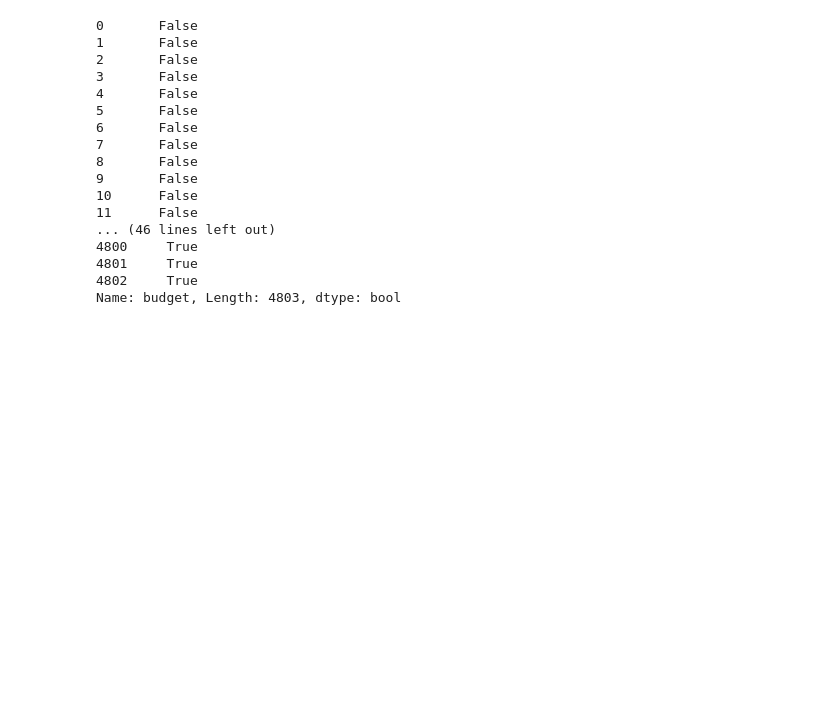
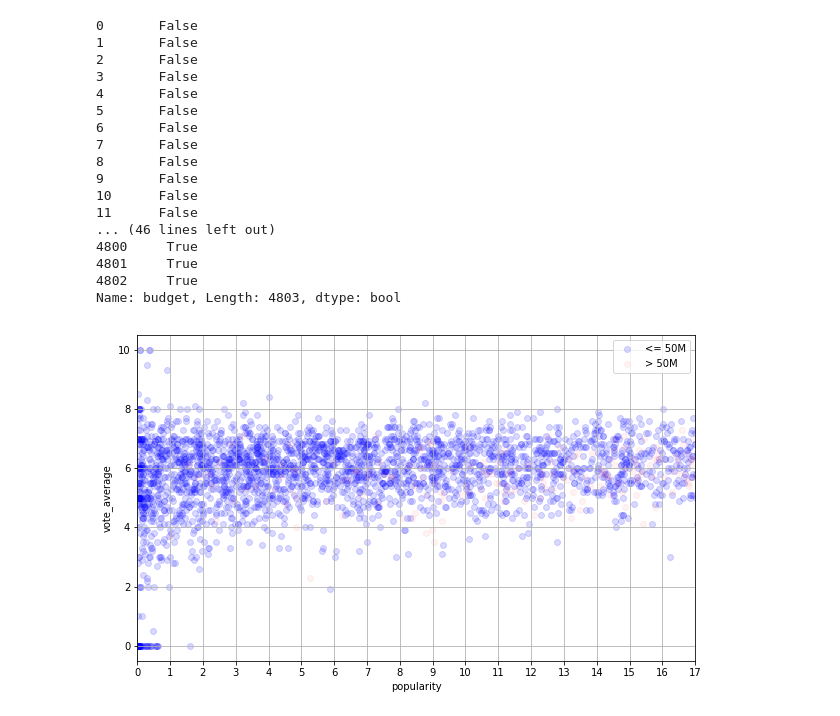
Before and after one commit to komarovn/ML-TMDB-Analysis, a Jupyter notebook: tmdb.ipynb, the cells around one changed output. Cells and saved outputs as stored; diff of their text form; code cells hidden in the pictures; blank space fills up the shorter version.

Commit message:
Finish data analyzation.

```diff
--- a/tmdb.ipynb
+++ b/tmdb.ipynb
@@ -212,3 +212,26 @@ data['budget'] <= 0.5e8
 4801     True
 4802     True
 Name: budget, Length: 4803, dtype: bool
+# %%
+plt.figure(figsize = (10, 6))
+
+plt.scatter(data[data['budget'] <= 0.5e8]['popularity'],
+            data[data['budget'] <= 0.5e8]['vote_average'],
+            alpha = 0.15,
+            label = '<= 50M',
+            color = 'b')
+
+plt.scatter(data[data['budget'] > 0.5e8]['popularity'],
+            data[data['budget'] > 0.5e8]['vote_average'],
+            alpha = 0.05,
+            label = '> 50M',
+            color = 'r')
+
+plt.xlabel('popularity')
+plt.xticks(range(18))
+plt.xlim(0, 17)
+plt.ylabel('vote_average')
+plt.legend()
+plt.grid()
+# %% [output]
+[figure, added]
```
Also changed, not shown: parts of 5 cells of this notebook.
